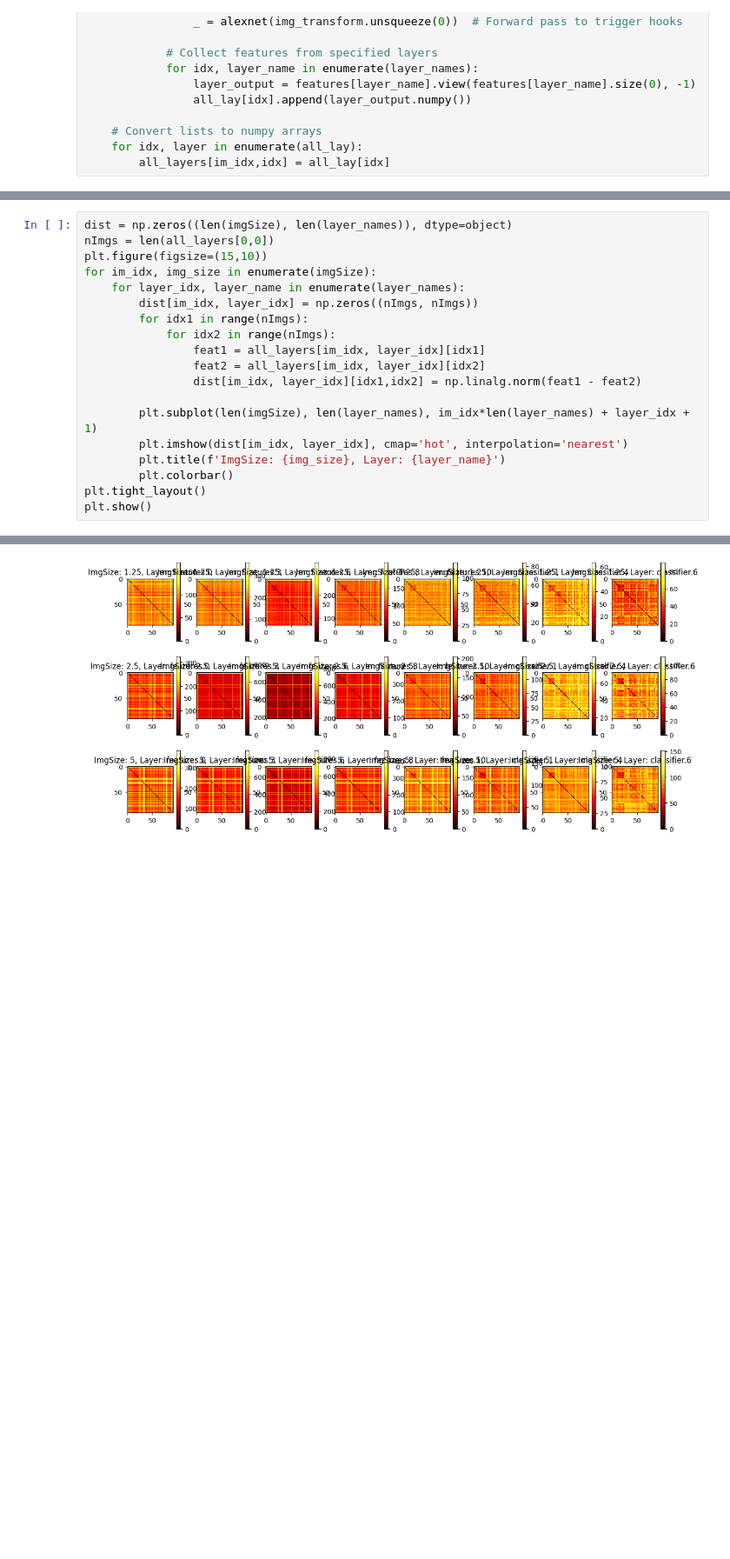
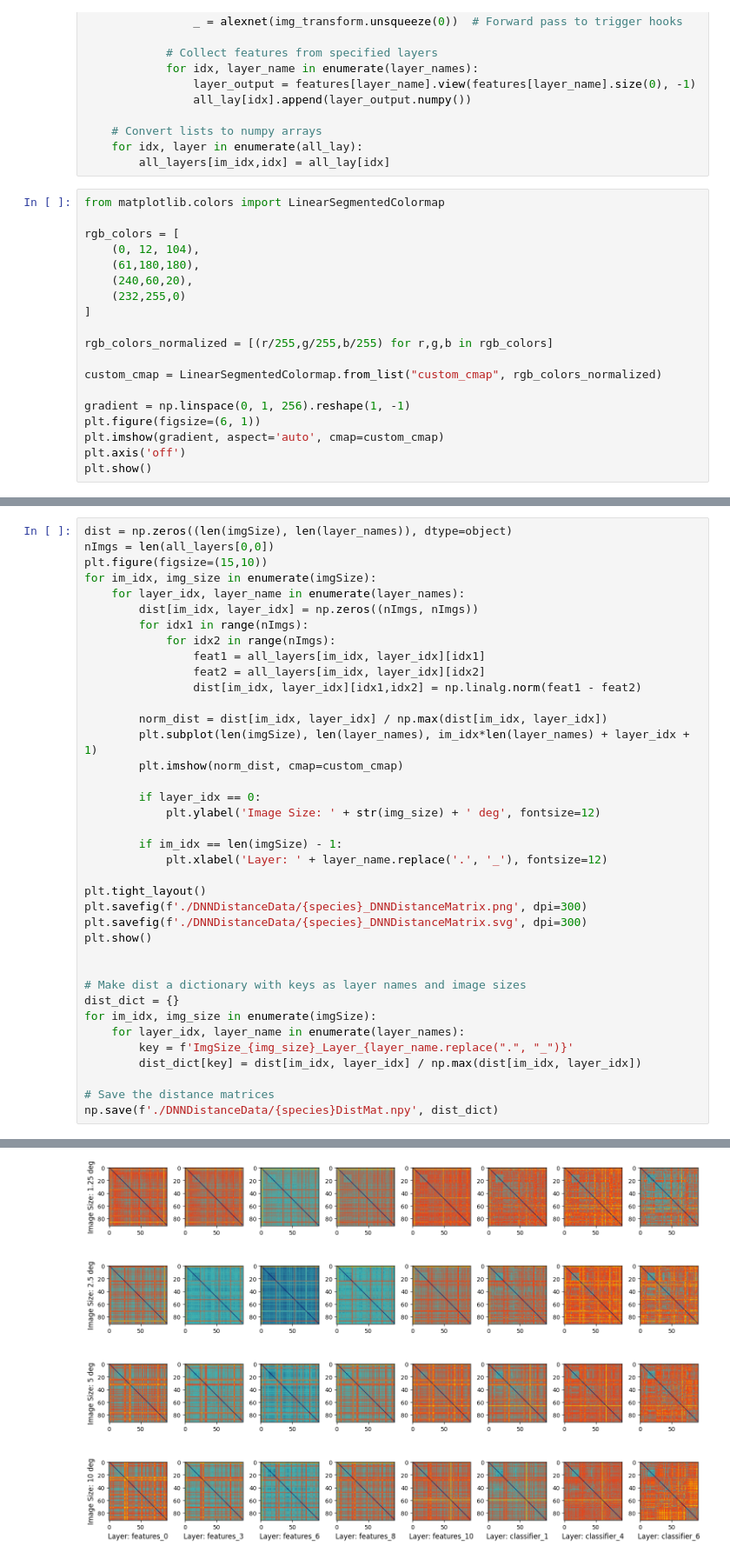
Before and after one commit to emeyer121/TreeShrewObjectRecognition, a Jupyter notebook: 3_retinalModeling/compareISETBioReconDNN.ipynb, the cells around one changed output, grey strips where cells are left out. Shown at 87% size. Drawn from its saved outputs; the diff is of its cells as text; blank space fills up the shorter version.

```diff
--- a/3_retinalModeling/compareISETBioReconDNN.ipynb
+++ b/3_retinalModeling/compareISETBioReconDNN.ipynb
@@ -108,3 +108,22 @@ for im_idx, img_size in enumerate(imgSize):
     # Convert lists to numpy arrays
     for idx, layer in enumerate(all_lay):
         all_layers[im_idx,idx] = all_lay[idx]
+# %%
+from matplotlib.colors import LinearSegmentedColormap
+
+rgb_colors = [
+    (0, 12, 104),
+    (61,180,180),
+    (240,60,20),
+    (232,255,0)
+]
+
+rgb_colors_normalized = [(r/255,g/255,b/255) for r,g,b in rgb_colors]
+
+custom_cmap = LinearSegmentedColormap.from_list("custom_cmap", rgb_colors_normalized)
+
+gradient = np.linspace(0, 1, 256).reshape(1, -1)
+plt.figure(figsize=(6, 1))
+plt.imshow(gradient, aspect='auto', cmap=custom_cmap)
+plt.axis('off')
+plt.show()
@@ -121,10 +142,29 @@ for im_idx, img_size in enumerate(imgSize):
                 feat2 = all_layers[im_idx, layer_idx][idx2]
                 dist[im_idx, layer_idx][idx1,idx2] = np.linalg.norm(feat1 - feat2)
 
+        norm_dist = dist[im_idx, layer_idx] / np.max(dist[im_idx, layer_idx])
         plt.subplot(len(imgSize), len(layer_names), im_idx*len(layer_names) + layer_idx + 1)
-        plt.imshow(dist[im_idx, layer_idx], cmap='hot', interpolation='nearest')
-        plt.title(f'ImgSize: {img_size}, Layer: {layer_name}')
-        plt.colorbar()
+        plt.imshow(norm_dist, cmap=custom_cmap)
+
+        if layer_idx == 0:
+            plt.ylabel('Image Size: ' + str(img_size) + ' deg', fontsize=12)
+
+        if im_idx == len(imgSize) - 1:
+            plt.xlabel('Layer: ' + layer_name.replace('.', '_'), fontsize=12)
+
 plt.tight_layout()
+plt.savefig(f'./DNNDistanceData/{species}_DNNDistanceMatrix.png', dpi=300)
+plt.savefig(f'./DNNDistanceData/{species}_DNNDistanceMatrix.svg', dpi=300)
 plt.show()
+
+
+# Make dist a dictionary with keys as layer names and image sizes
+dist_dict = {}
+for im_idx, img_size in enumerate(imgSize):
+    for layer_idx, layer_name in enumerate(layer_names):
+        key = f'ImgSize_{img_size}_Layer_{layer_name.replace(".", "_")}'
+        dist_dict[key] = dist[im_idx, layer_idx] / np.max(dist[im_idx, layer_idx])
+
+# Save the distance matrices
+np.save(f'./DNNDistanceData/{species}DistMat.npy', dist_dict)
 # %% [output]
@@ -132 +171 @@ IndexError: list index out of range
-[figure, old version]
+[figure, new version]
```
Also changed, not shown: parts of 4 cells of this notebook, 3 other files.
